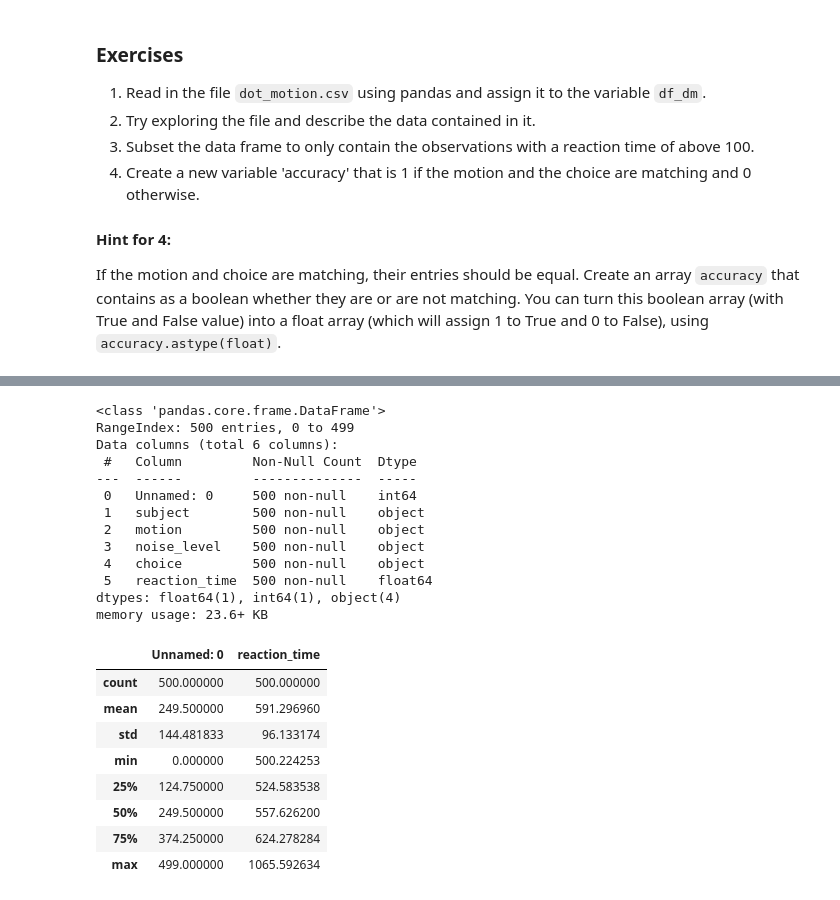
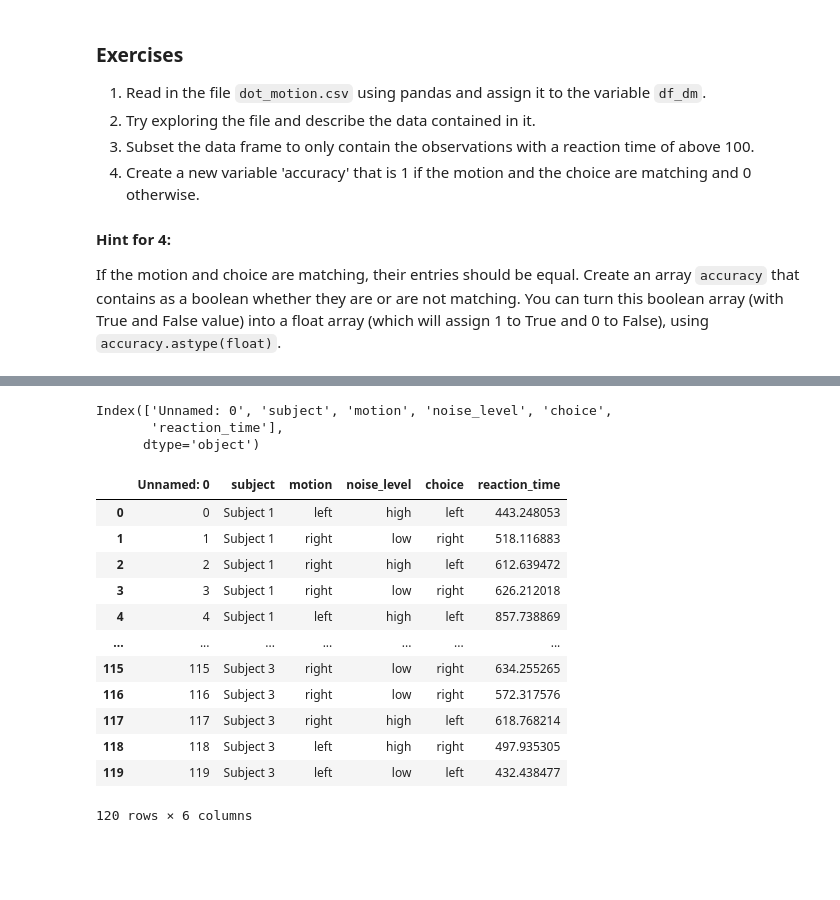
Before and after one commit to Vanibou/intro2python, a Jupyter notebook: Week06_student.ipynb, the cells around one changed output, grey strips where cells are left out. Drawn from its saved outputs; the diff is of its cells as text; code cells hidden in the pictures; blank space fills up the shorter version.

```diff
--- a/Week06_student.ipynb
+++ b/Week06_student.ipynb
@@ -430,28 +399,0 @@ df_dm.loc[:5,:]
-# %%
-# 2. Try exploring the file and describe the data contained in it.
-df_dm.head()
-df_dm.info()
-df_dm.describe()
-# %% [output]
-<class 'pandas.core.frame.DataFrame'>
-RangeIndex: 500 entries, 0 to 499
-Data columns (total 6 columns):
- #   Column         Non-Null Count  Dtype
----  ------         --------------  -----
- 0   Unnamed: 0     500 non-null    int64
- 1   subject        500 non-null    object
- 2   motion         500 non-null    object
- 3   noise_level    500 non-null    object
- 4   choice         500 non-null    object
- 5   reaction_time  500 non-null    float64
-dtypes: float64(1), int64(1), object(4)
-memory usage: 23.6+ KB
-|  | Unnamed: 0 | reaction_time |
-| count | 500.000000 | 500.000000 |
-| mean | 249.500000 | 591.296960 |
-| std | 144.481833 | 96.133174 |
-| min | 0.000000 | 500.224253 |
-| 25% | 124.750000 | 524.583538 |
-| 50% | 249.500000 | 557.626200 |
-| 75% | 374.250000 | 624.278284 |
-| max | 499.000000 | 1065.592634 |
@@ -458,4 +403,28 @@ memory usage: 23.6+ KB
+# %%
+# 2. Try exploring the file and describe the data contained in it.
+df_dm.shape
+df_dm.describe()
+df_dm.head()
+df_dm.columns
+# %% [output]
+Index(['Unnamed: 0', 'subject', 'motion', 'noise_level', 'choice',
+       'reaction_time'],
+      dtype='object')
 # %%
 # 3. Subset the data frame to only contain the observations with a reaction time of above 100
 
-subset = df_dm[df_dm['reaction_time']>=100]
+df_dm[df_dm['reaction_time'] > 100]
+# %% [output]
+|  | Unnamed: 0 | subject | motion | noise_level | choice | reaction_time |
+| 0 | 0 | Subject 1 | left | high | left | 443.248053 |
+| 1 | 1 | Subject 1 | right | low | right | 518.116883 |
+| 2 | 2 | Subject 1 | right | high | left | 612.639472 |
+| 3 | 3 | Subject 1 | right | low | right | 626.212018 |
+| 4 | 4 | Subject 1 | left | high | left | 857.738869 |
+| ... | ... | ... | ... | ... | ... | ... |
+| 115 | 115 | Subject 3 | right | low | right | 634.255265 |
+| 116 | 116 | Subject 3 | right | low | right | 572.317576 |
+| 117 | 117 | Subject 3 | right | high | left | 618.768214 |
+| 118 | 118 | Subject 3 | left | high | right | 497.935305 |
+| 119 | 119 | Subject 3 | left | low | left | 432.438477 |
+120 rows × 6 columns
```
Also changed, not shown: parts of 7 cells of this notebook, 7 other files.
